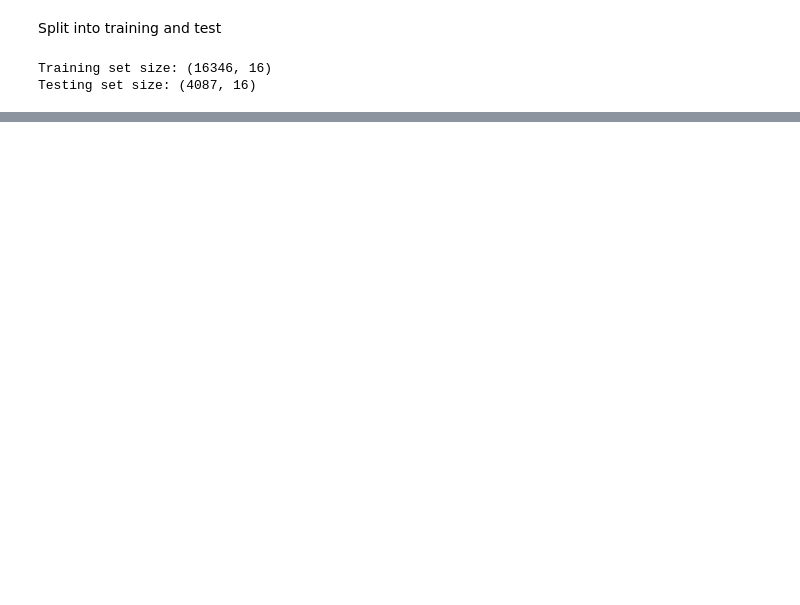
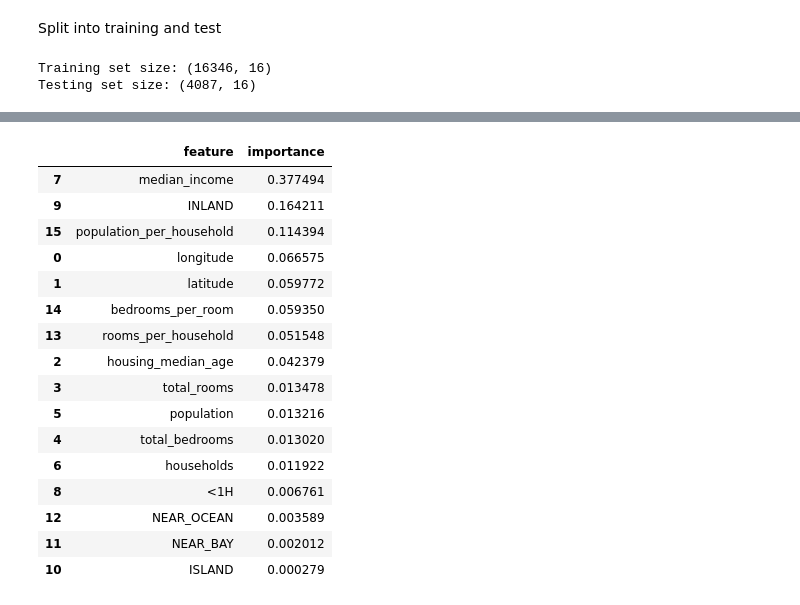
Before and after one commit to AlexDieterr/NewPropertyPrice, a Jupyter notebook: propertyprice.ipynb, the cells around one changed output, grey strips where cells are left out. Saved outputs shown, nothing was run; the diff lists cells and outputs as text; code cells hidden in the pictures; blank space fills up the shorter version.

```diff
--- a/propertyprice.ipynb
+++ b/propertyprice.ipynb
@@ -251,0 +332,28 @@ Decision Tree R² Score: 0.7052207847544487
+# %%
+importances = best_rf.feature_importances_
+feature_names = X_train.columns
+
+feat_imp = pd.DataFrame({
+    'feature': feature_names,
+    'importance': importances
+}).sort_values(by='importance', ascending=False)
+
+feat_imp
+# %% [output]
+|  | feature | importance |
+| 7 | median_income | 0.377494 |
+| 9 | INLAND | 0.164211 |
+| 15 | population_per_household | 0.114394 |
+| 0 | longitude | 0.066575 |
+| 1 | latitude | 0.059772 |
+| 14 | bedrooms_per_room | 0.059350 |
+| 13 | rooms_per_household | 0.051548 |
+| 2 | housing_median_age | 0.042379 |
+| 3 | total_rooms | 0.013478 |
+| 5 | population | 0.013216 |
+| 4 | total_bedrooms | 0.013020 |
+| 6 | households | 0.011922 |
+| 8 | <1H | 0.006761 |
+| 12 | NEAR_OCEAN | 0.003589 |
+| 11 | NEAR_BAY | 0.002012 |
+| 10 | ISLAND | 0.000279 |
```
Also changed, not shown: parts of 46 cells of this notebook.
